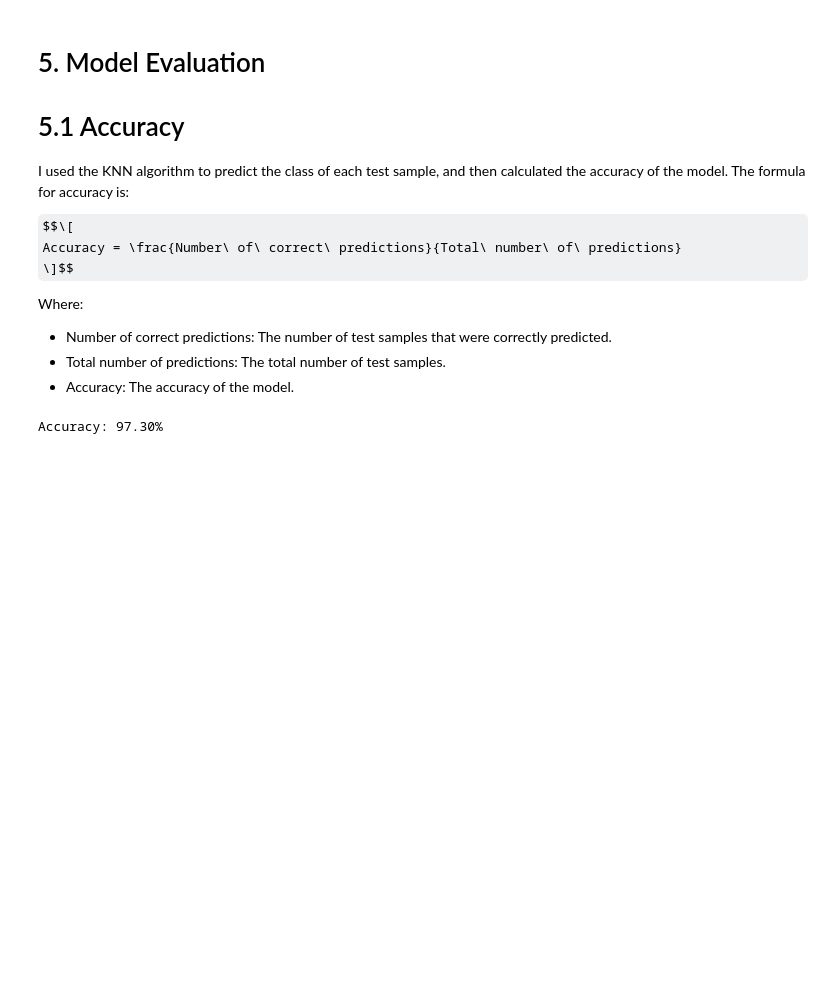
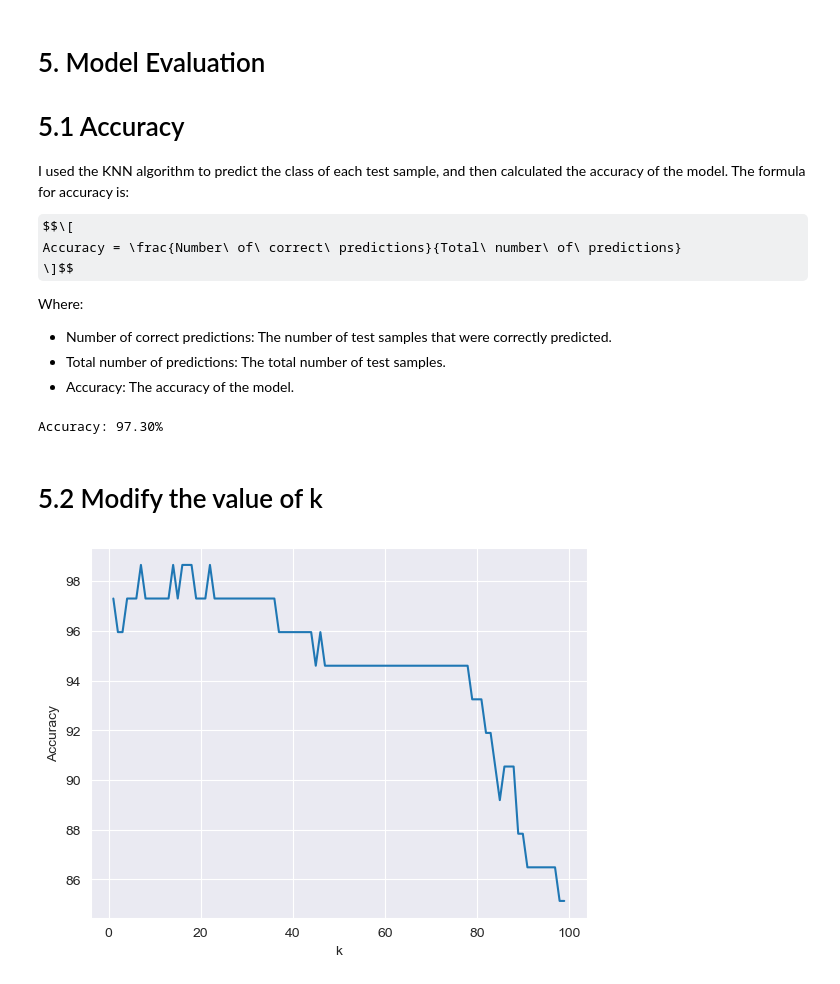
Before and after one commit to chengxinzhaox/ML-Learn-recourses, a Jupyter notebook: cw1/KNN.ipynb, the cells around one changed output. Saved outputs shown, nothing was run; the diff lists cells and outputs as text; code cells hidden in the pictures; some formulas as TeX source; blank space fills up the shorter version.

```diff
--- a/cw1/KNN.ipynb
+++ b/cw1/KNN.ipynb
@@ -85,3 +86,9 @@ Where:
 - \( p_1, p_2, ..., p_n \): Coordinates of point \( P \) in an n-dimensional space.
 - \( q_1, q_2, ..., q_n \): Coordinates of point \( Q \) in an n-dimensional space.
 - \( n \): Dimension of the space.
+# %%
+def euclidean_distance(sample1, sample2):
+    """
+    To calculate the euclidean distance between two samples.
+    """
+    return np.sqrt(np.sum((sample1 - sample2) ** 2))
@@ -100,19 +109,13 @@ class KNN:
         self.train_data = train_data
         self.train_labels = train_labels
 
-    def euclidean_distance(self, sample1, sample2):
-        """
-        To calculate the euclidean distance between two samples.
-        """
-        return np.sqrt(np.sum((sample1 - sample2) ** 2))
-
     def predict(self):
         """
         To predict the class of the test sample.
         :return: The predicted class.
         """
         # This step calculates the euclidean distance between the test sample and all the training samples.
-        distances = np.array([self.euclidean_distance(self.test_sample, train_sample) for train_sample in self.train_data])
+        distances = np.array([euclidean_distance(self.test_sample, train_sample) for train_sample in self.train_data])
         # This step sorts the distances in ascending order and returns the indices of the first k neighbors.
         k_nearest_indices = np.argsort(distances)[:self.k]
         # This step gets the labels of the k nearest neighbors.
@@ -144,4 +147,23 @@ accuracy = np.sum(predictions == y_test) / len(y_test) * 100
 print(f'Accuracy: {accuracy:.2f}%')
 # %% [output]
 Accuracy: 97.30%
+# %% [markdown]
+# 5.2 Modify the value of k
+# %%
+accuracies = []
+for k in range(1, 100):
+    predictions = []
+    for i in range(len(X_test)):
+        knn = KNN(k=k, test_sample=X_test[i], train_data=X_train, train_labels=y_train)
+        predictions.append(knn.predict())
+    accuracy = np.sum(predictions == y_test) / len(y_test) * 100
+    accuracies.append(accuracy)
+    # print(f'k = {k}, Accuracy: {accuracy:.2f}%')
+
+plt.plot(range(1, 100), accuracies)
+plt.xlabel('k')
+plt.ylabel('Accuracy')
+plt.show()
+# %% [output]
+[figure, added]
 # %% [markdown]
```
Also changed, not shown: parts of 4 cells of this notebook.
